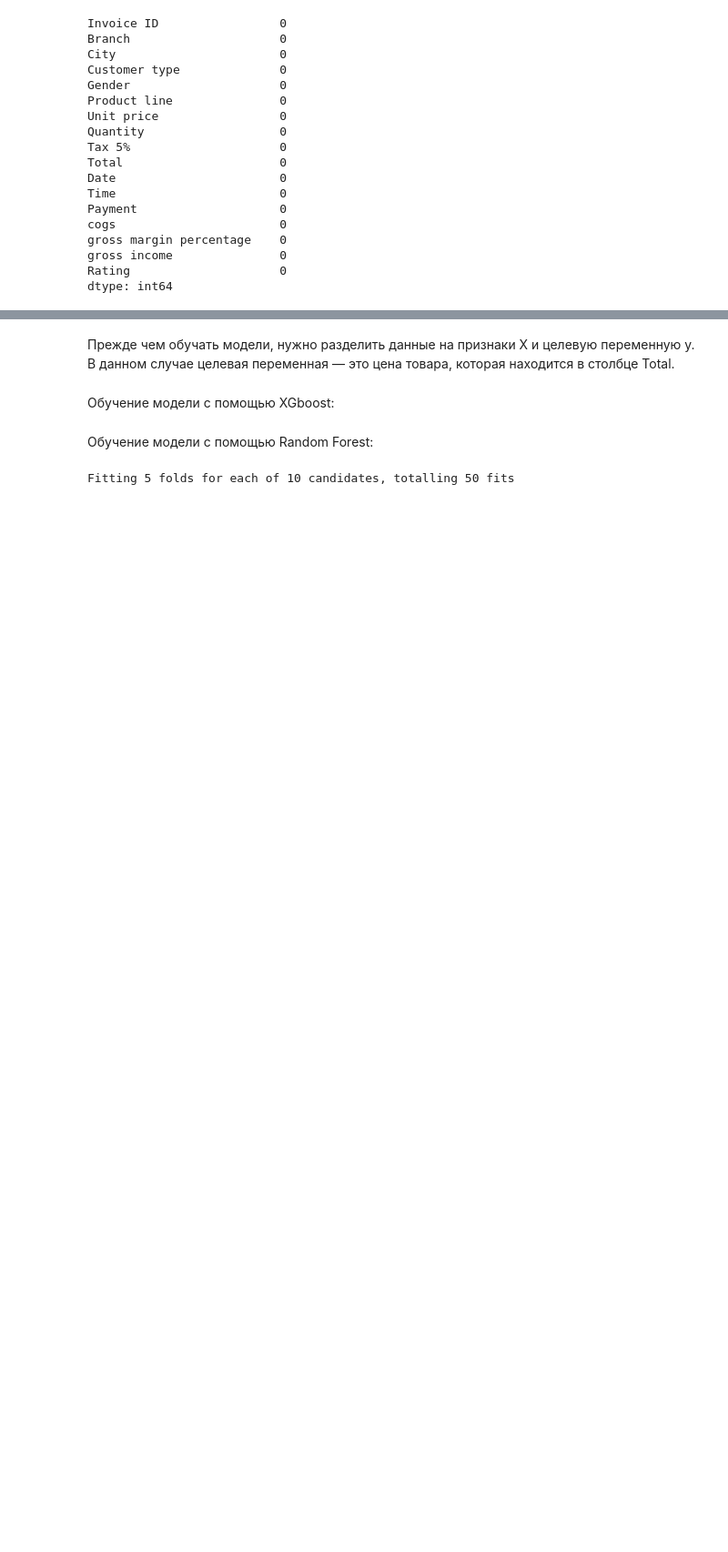
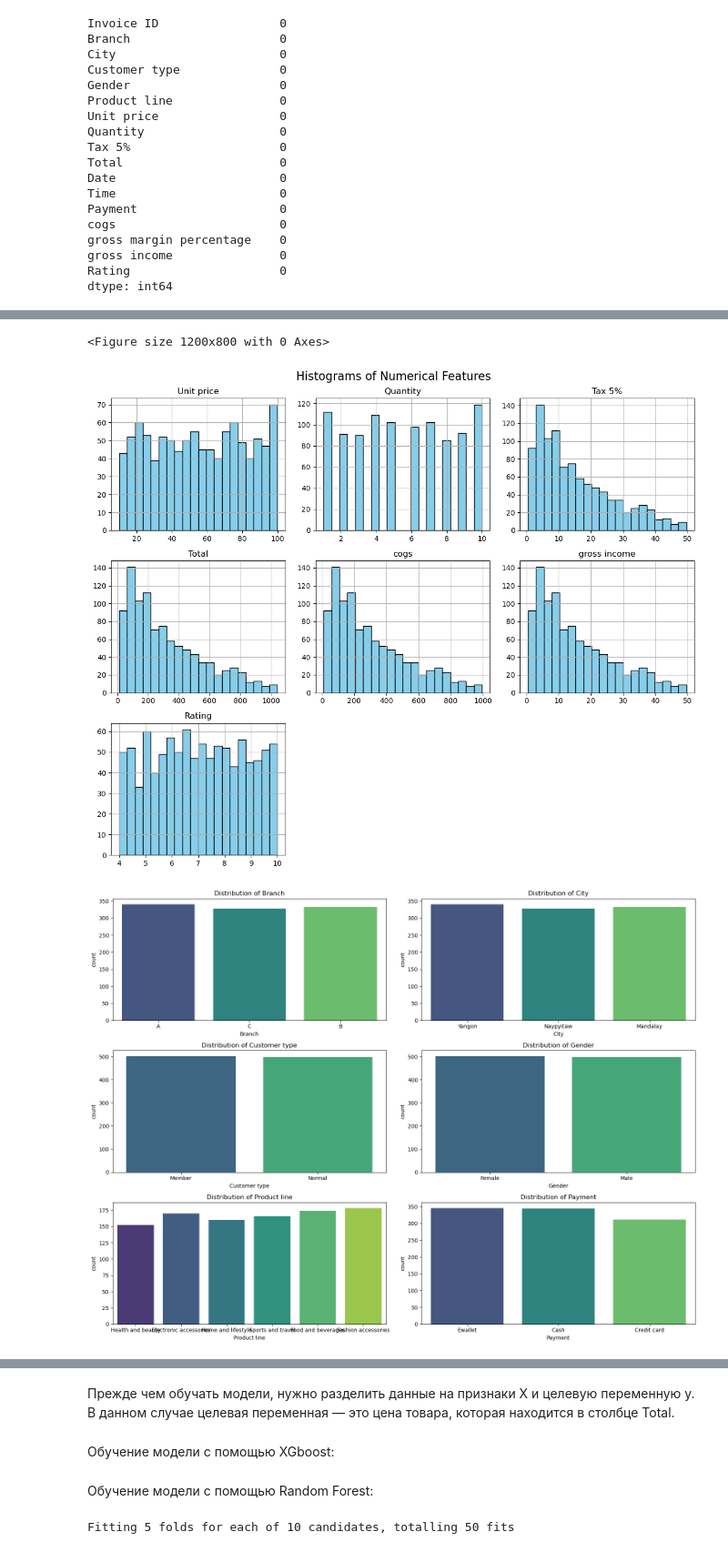
Before and after one commit to EternalDesp/Project_tipis, a Jupyter notebook: project.ipynb, the cells around one changed output, grey strips where cells are left out. Shown at 91% size. Drawn from its saved outputs; the diff is of its cells as text; code cells hidden in the pictures; blank space fills up the shorter version.

Commit message:
Saving the model and some visualizations for input data

```diff
--- a/project.ipynb
+++ b/project.ipynb
@@ -59,0 +79,49 @@ df.head()
+# %%
+import pandas as pd
+import matplotlib.pyplot as plt
+import seaborn as sns
+
+# Чтение данных
+df = pd.read_csv('supermarket_sales.csv')
+
+# Гистограммы для числовых признаков
+numerical_features = ['Unit price', 'Quantity', 'Tax 5%', 'Total', 'cogs', 'gross income', 'Rating']
+
+plt.figure(figsize=(12, 8))
+df[numerical_features].hist(bins=20, figsize=(12, 10), layout=(3, 3), color='skyblue', edgecolor='black')
+plt.suptitle('Histograms of Numerical Features', fontsize=16)
+plt.tight_layout()
+plt.show()
+
+# Столбчатые диаграммы для категориальных признаков
+categorical_features = ['Branch', 'City', 'Customer type', 'Gender', 'Product line', 'Payment']
+
+plt.figure(figsize=(16, 12))
+for i, col in enumerate(categorical_features, 1):
+    plt.subplot(3, 2, i)
+    sns.countplot(data=df, x=col, hue=col, palette='viridis', legend=False)  # Исправлено
+    plt.title(f'Distribution of {col}')
+plt.tight_layout()
+plt.show()
+
+# Корреляционная матрица
+plt.figure(figsize=(10, 8))
+corr = df[numerical_features].corr()
+sns.heatmap(corr, annot=True, cmap='coolwarm', fmt=".2f")
+plt.title('Correlation Matrix of Numerical Features', fontsize=16)
+plt.show()
+
+
+# Количество покупок в разное время суток
+df['Hour'] = pd.to_datetime(df['Time']).dt.hour
+
+plt.figure(figsize=(12, 6))
+sns.countplot(data=df, x='Hour', )
+plt.title('Number of Purchases by Hour of Day')
+plt.xlabel('Hour of Day')
+plt.ylabel('Number of Purchases')
+plt.show()
+# %% [output]
+<Figure size 1200x800 with 0 Axes>
+[figure, added]
+[figure, added]
```
Also changed, not shown: parts of 4 cells of this notebook, 1 other file.
